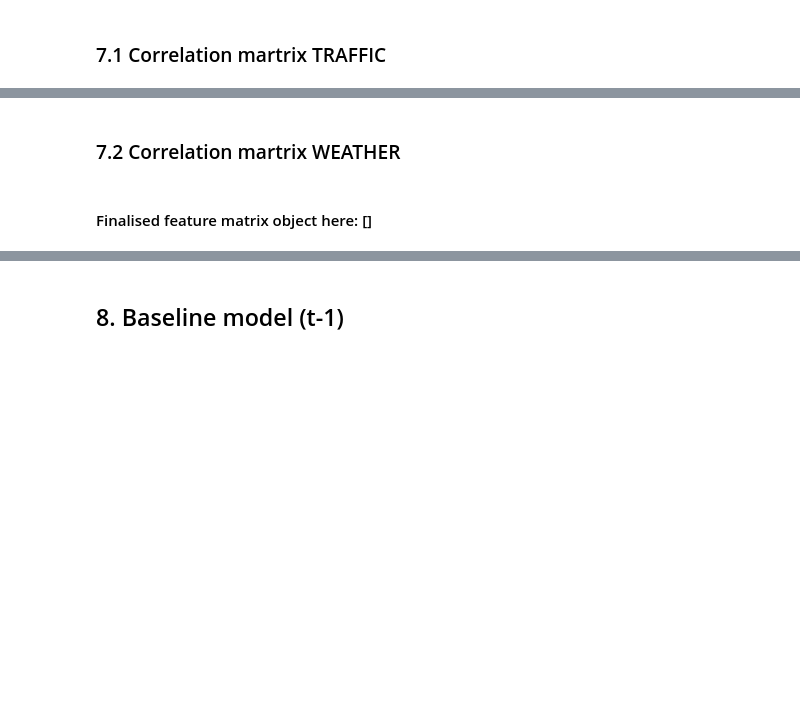
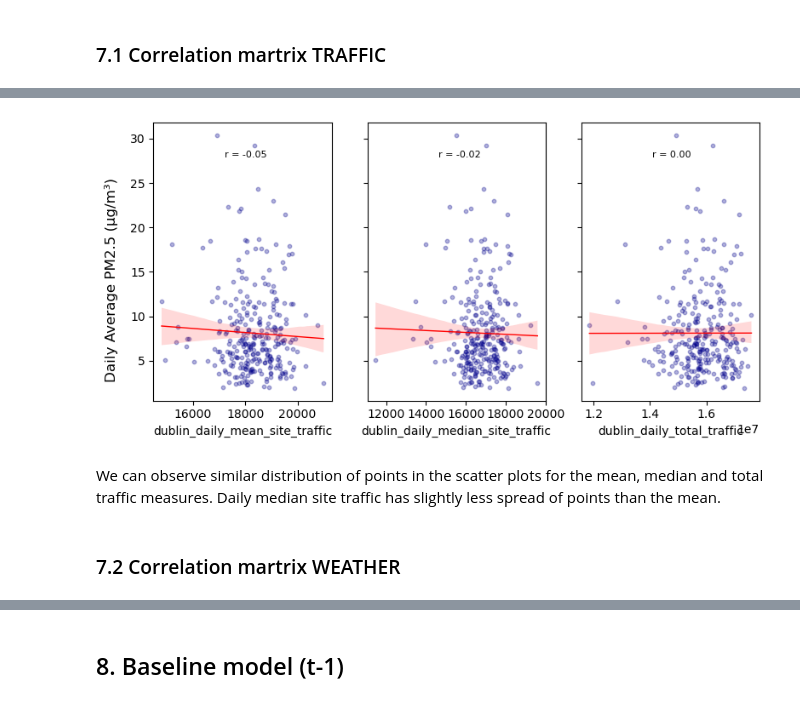
Before and after one commit to jako6f/dublin-air-quality-forecasting, a Jupyter notebook: notebooks/dublin_air_quality_forecasting.ipynb, the cells around one changed output, grey strips where cells are left out. Drawn from its saved outputs; the diff is of its cells as text; code cells hidden in the pictures; blank space fills up the shorter version.

Commit message:
Added a couple plots

```diff
--- a/notebooks/dublin_air_quality_forecasting.ipynb
+++ b/notebooks/dublin_air_quality_forecasting.ipynb
@@ -2056,0 +2059,5 @@ N.B. the first three rows are expected to be incomplete because the lag features
+# %%
+DATA_DIR = Path('../data/processed')
+ALL_DUBLIN_PATH = DATA_DIR / 'merged_daily_dublin_avg_pm25_weather_traffic.csv'
+
+df = pd.read_csv(ALL_DUBLIN_PATH, parse_dates=['date']).sort_values('date').reset_index(drop=True)
@@ -2057,4 +2079,38 @@ N.B. the first three rows are expected to be incomplete because the lag features
+# %%
+# Scatter plots grid of the traffic levels features and dublin_daily_avg_pm25
+
+fig, axes = plt.subplots(1, 3, figsize=(8, 4), sharey = True)
+cols = ['dublin_daily_mean_site_traffic',
+       'dublin_daily_median_site_traffic', 'dublin_daily_total_traffic']
+
+for ax, col in zip(axes.flat, cols):
+    sns.regplot(
+        data=df,
+        x=col,
+        y="dublin_daily_avg_pm25",
+        ax=ax,
+        scatter_kws={"s": 10, "color": "darkblue", "alpha": 0.3},    #t
+        line_kws={"color": "red", "linewidth": 1}
+    )
+    ax.set_title("")
+    ax.set_ylabel("")
+
+    r = df[[col, "dublin_daily_avg_pm25"]].corr().iloc[0, 1]
+    ax.text(
+        0.4, 0.9,
+        f"r = {r:.2f}",
+        transform=ax.transAxes,
+        fontsize=8,
+        verticalalignment='top'
+      )
+
+fig.supylabel("Daily Average PM2.5 (µg/m³)")
+
+plt.tight_layout()
+plt.show()
+# %% [output]
+[figure, added]
+# %% [markdown]
+We can observe similar distribution of points in the scatter plots for the mean, median and total traffic measures. Daily median site traffic has slightly less spread of points than the mean.
 # %% [markdown]
 ### 7.2 Correlation martrix WEATHER
-# %% [markdown]
-#### Finalised feature matrix object here: []
```
Also changed, not shown: parts of 8 cells of this notebook.
